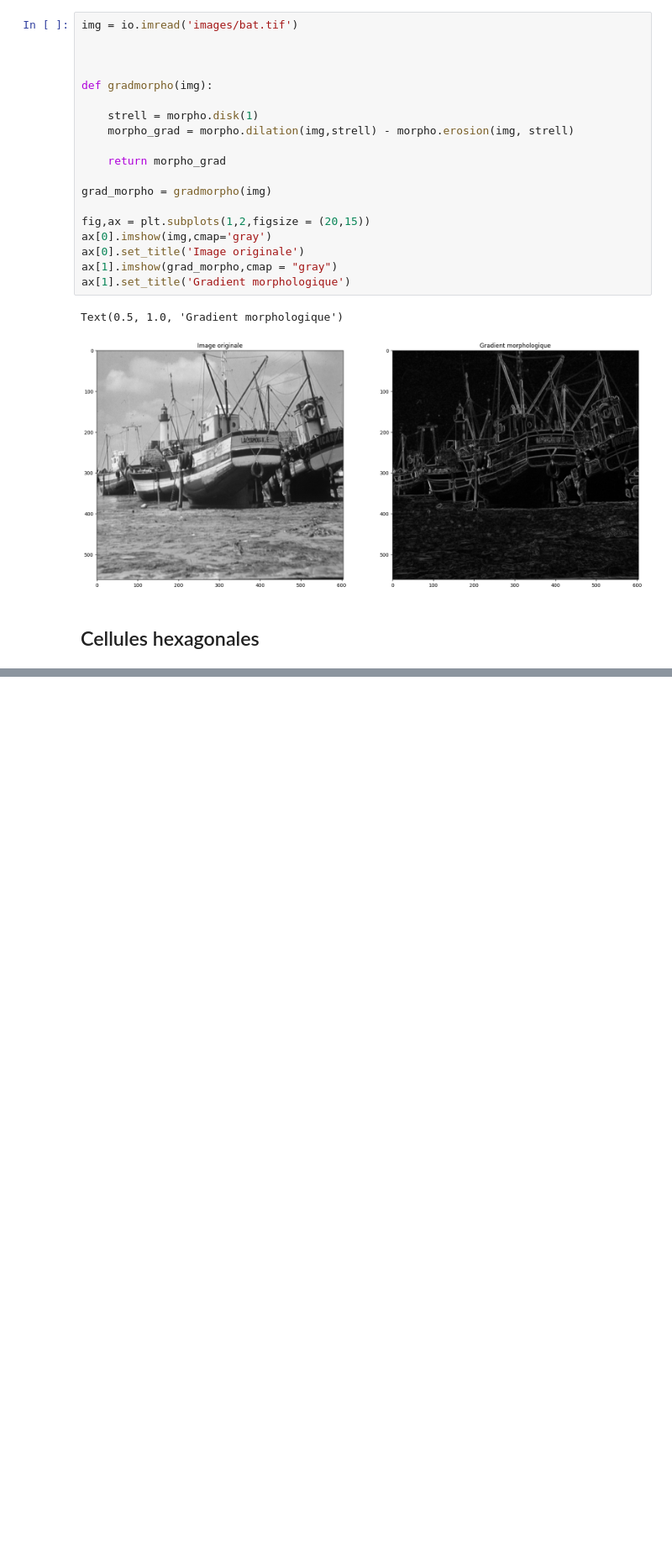
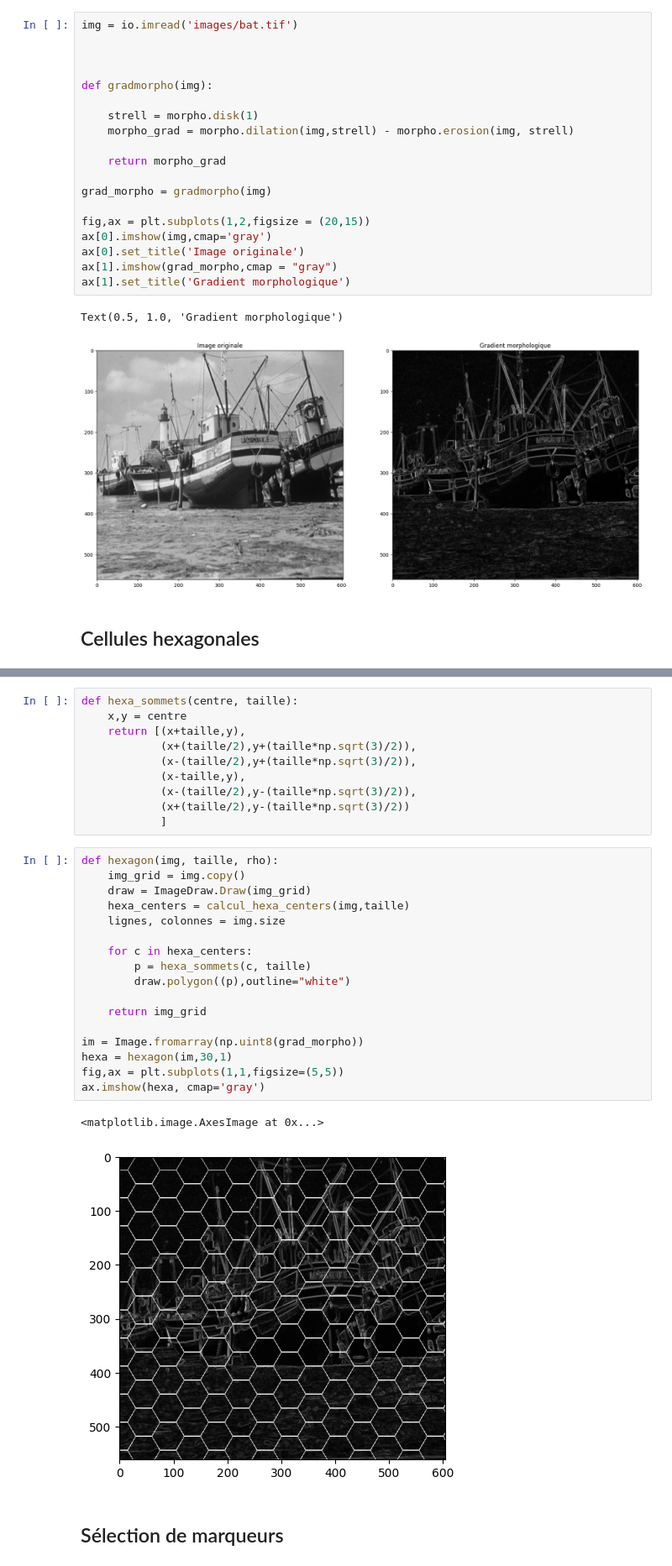
Before and after one commit to Planeurzik/Waterpixels, a Jupyter notebook: water1.ipynb, the cells around one changed output, grey strips where cells are left out. Shown at 84% size. Saved outputs shown, nothing was run; the diff lists cells and outputs as text; blank space fills up the shorter version.

Commit message:
cellules hexagonales

```diff
--- a/water1.ipynb
+++ b/water1.ipynb
@@ -37,0 +67,32 @@ Text(0.5, 1.0, 'Gradient morphologique')
+# %%
+def hexa_sommets(centre, taille):
+    x,y = centre
+    return [(x+taille,y),
+            (x+(taille/2),y+(taille*np.sqrt(3)/2)),
+            (x-(taille/2),y+(taille*np.sqrt(3)/2)),
+            (x-taille,y),
+            (x-(taille/2),y-(taille*np.sqrt(3)/2)),
+            (x+(taille/2),y-(taille*np.sqrt(3)/2))
+            ]
+# %%
+def hexagon(img, taille, rho):
+    img_grid = img.copy()
+    draw = ImageDraw.Draw(img_grid)
+    hexa_centers = calcul_hexa_centers(img,taille)
+    lignes, colonnes = img.size
+
+    for c in hexa_centers:
+        p = hexa_sommets(c, taille)
+        draw.polygon((p),outline="white")
+
+    return img_grid
+
+im = Image.fromarray(np.uint8(grad_morpho))
+hexa = hexagon(im,30,1)
+fig,ax = plt.subplots(1,1,figsize=(5,5))
+ax.imshow(hexa, cmap='gray')
+# %% [output]
+<matplotlib.image.AxesImage at 0x...>
+[figure, added]
+# %% [markdown]
+## Sélection de marqueurs
```
Also changed, not shown: parts of 1 cell of this notebook.
